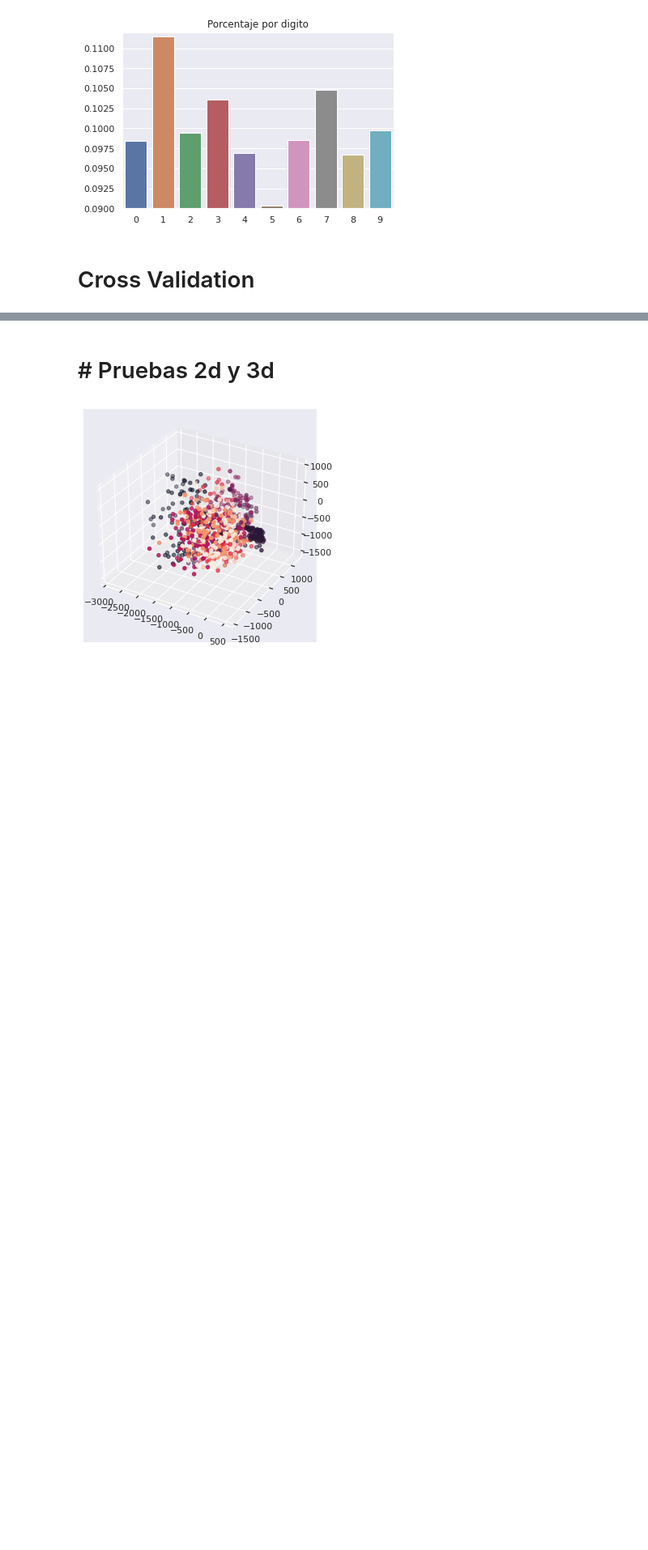
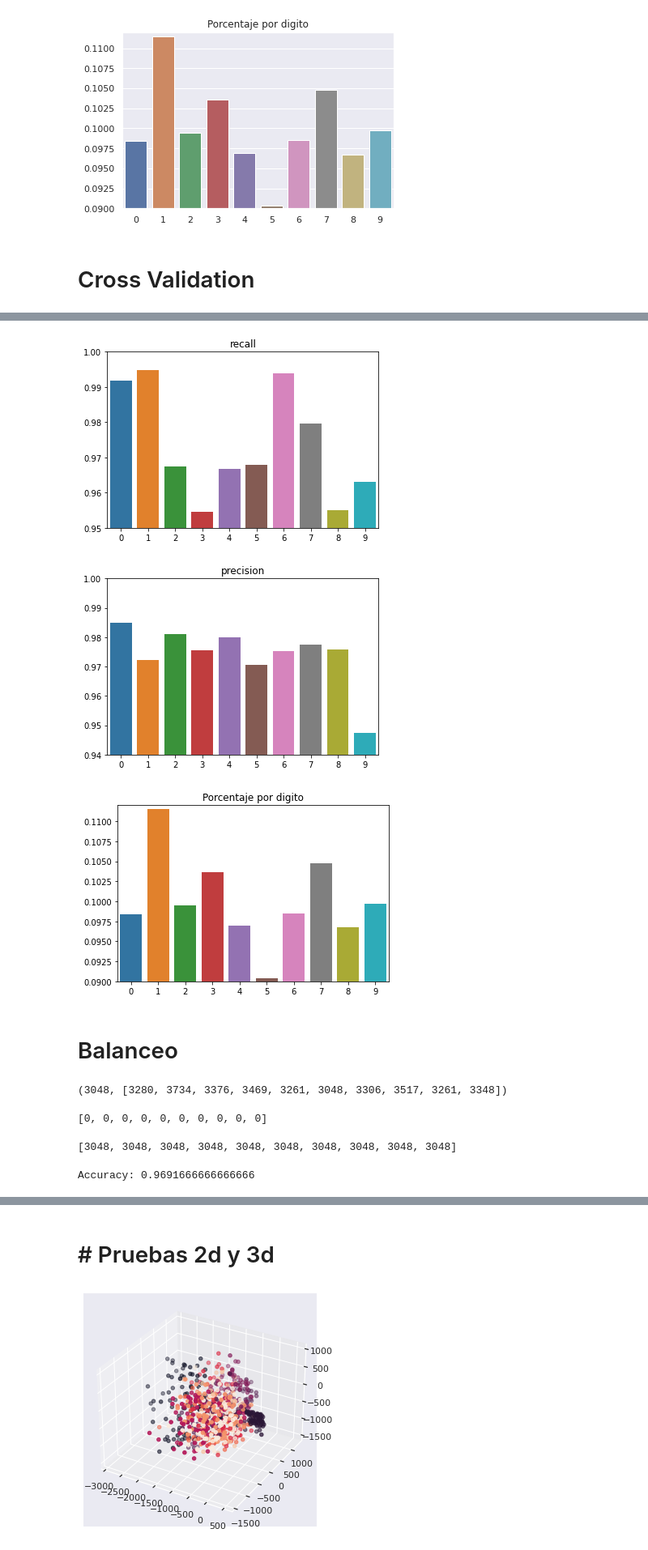
Before and after one commit to fzanollo/metodos-num, a Jupyter notebook: tp2/notebooks/preliminares.ipynb, the cells around one changed output, grey strips where cells are left out. Shown at 81% size. Drawn from its saved outputs; the diff is of its cells as text; code cells hidden in the pictures; blank space fills up the shorter version.

```diff
--- a/tp2/notebooks/preliminares.ipynb
+++ b/tp2/notebooks/preliminares.ipynb
@@ -353,0 +450,9 @@ def work(X, y, clf, k):
+# %%
+A = np.zeros((40,3,10))
+for i in range(40):
+    A[i] = np.array([info_parejas[i][1],info_parejas[i][2],info_parejas[i][3]])
+# %%
+info_met = pd.DataFrame(data = A[0],index = ["recall","precision","f1"])
+for i in range(A.shape[0]):
+    info_met = info_met.append(pd.DataFrame(data = A[i],index = ["recall","precision","f1"]))
+info_met.to_csv("MetricasCV.csv",index = True,header = True)
@@ -353,0 +507,34 @@ def work(X, y, clf, k):
+# %%
+import matplotlib.pyplot as plt
+ejex = [i for i in range(10)]
+sns.barplot(x = ejex , y = recall)
+plt.ylim(0.95, 1)
+plt.title("recall")
+plt.show()
+sns.barplot(x = ejex , y = precision)
+plt.ylim(0.94, 1)
+plt.title("precision")
+plt.show()
+yy = df_train["label"].value_counts(normalize=True).sort_index().to_list()
+sns.barplot(x = ejex , y = yy)
+plt.ylim(0.09, 0.112)
+plt.title("Porcentaje por digito")
+plt.show()
+# %% [output]
+[figure, added]
+[figure, added]
+[figure, added]
+# %% [markdown]
+# Balanceo
+# %%
+cant_por_digito = df_train[:33600]["label"].value_counts(normalize=False).sort_index().to_list()
+cant_cincos = cant_por_digito[5]
+cant_cincos ,cant_por_digito
+# %% [output]
+(3048, [3280, 3734, 3376, 3469, 3261, 3048, 3306, 3517, 3261, 3348])
+# %%
+X_balanceado = np.zeros((cant_cincos*10,X_train.shape[1]))
+cant_balanceado = 10*[0]
+cant_balanceado
+# %% [output]
+[0, 0, 0, 0, 0, 0, 0, 0, 0, 0]
@@ -353,0 +548,8 @@ def work(X, y, clf, k):
+# %%
+cant_balanceado
+# %% [output]
+[3048, 3048, 3048, 3048, 3048, 3048, 3048, 3048, 3048, 3048]
+# %%
+acc,recall,precision,f1,pred = trainYvalidacion(bestK_cv,bestAlpha_cv,X_balanceado,y_train,X_val,y_val)
+# %% [output]
+Accuracy: 0.9691666666666666
```
Also changed, not shown: parts of 29 cells of this notebook.
